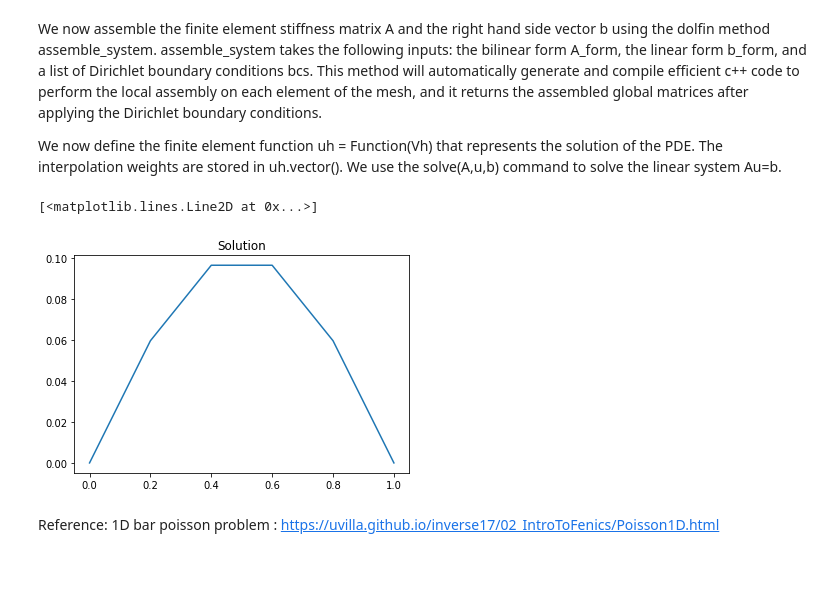
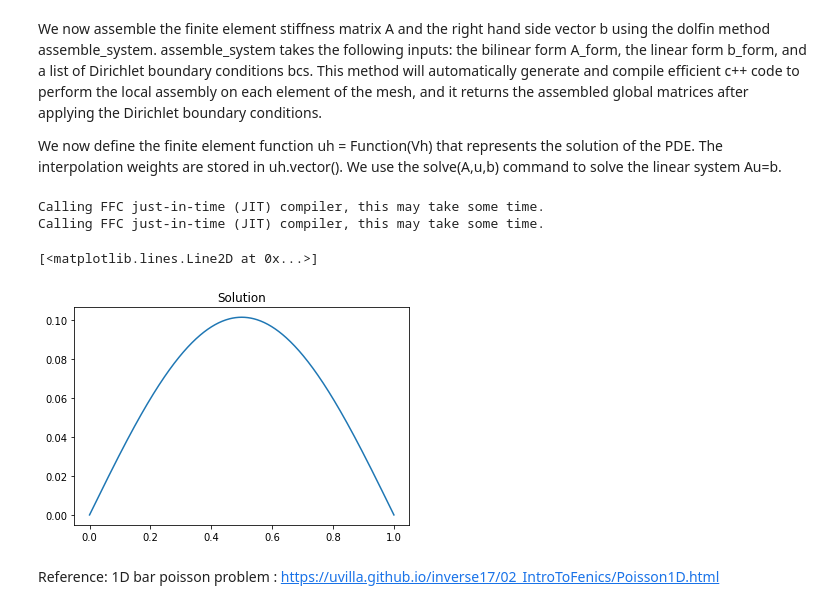
Before and after one commit to iitrabhi/fem, a Jupyter notebook: tutorials/3.fenics_basic/fenics_basic.ipynb, the cells around one changed output. Saved outputs shown, nothing was run; the diff lists cells and outputs as text; code cells hidden in the pictures; blank space fills up the shorter version.

```diff
--- a/tutorials/3.fenics_basic/fenics_basic.ipynb
+++ b/tutorials/3.fenics_basic/fenics_basic.ipynb
@@ -51,7 +51,7 @@ Nx,Ny and Nz holds the same meaning as above stated.
 
 [Reference](https://fenicsproject.org/olddocs/dolfin/2019.1.0/python/demos/built-in-meshes/demo_built-in-meshes.py.html) for reading.
 # %%
-mesh = UnitIntervalMesh(5)
+mesh = UnitIntervalMesh(500)
 print( "Plotting a UnitIntervalMesh")
 plot(mesh, title="UnitIntervalMesh")
 # %% [output]
@@ -228,15 +238,17 @@ import matplotlib.pyplot as plt
 # %%
 # Assemble the stiffness matrix A and rhs b. Apply the boundary conditions
 A, b = assemble_system(A_form, b_form, bcs)
 
 # Solve the linear system and visualize the solution
 uh = Function(V)
 solve(A, uh.vector(), b)
-plt.figure()
+#plt.figure()
 plot(uh, title = "Solution")
 # %% [output]
-[<matplotlib.lines.Line2D at 0x...>]
+Calling FFC just-in-time (JIT) compiler, this may take some time.
+Calling FFC just-in-time (JIT) compiler, this may take some time.
+[<matplotlib.lines.Line2D at 0x...>]
-[figure, old version]
+[figure, new version]
 # %% [markdown]
 Reference:
 1D bar poisson problem : https://uvilla.github.io/inverse17/02_IntroToFenics/Poisson1D.html
```
Also changed, not shown: parts of 5 cells of this notebook, 3 other files.
